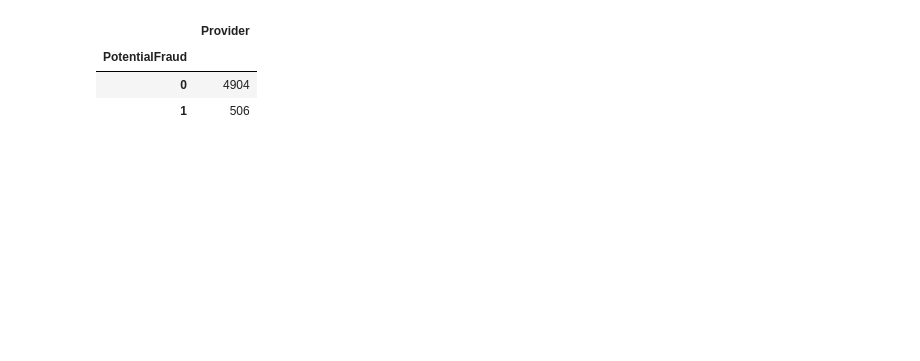
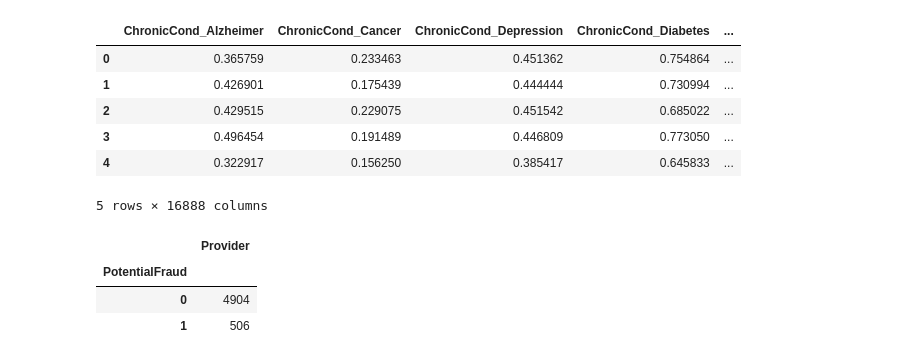
Before and after one commit to jasheriff/healthcare_fraud, a Jupyter notebook: fraud_modeling.ipynb, the cells around one changed output. Cells and saved outputs as stored; diff of their text form; code cells hidden in the pictures; blank space fills up the shorter version.

```diff
--- a/fraud_modeling.ipynb
+++ b/fraud_modeling.ipynb
@@ -36,11 +136,0 @@ train_final_data = pd.read_csv('/Users/Julia/Documents/bootcamp/fraud_capstone/d
-# %%
-# our target, 1, is only in 1/11 of the labels
-# issues:
-    # labeling providers as fraudulent when they shouldn't be
-    # labeling providers as not fraudulent when they are fraudulent
-train_final_data[['PotentialFraud', 'Provider']].groupby('PotentialFraud').count()
-# %% [output]
-|  | Provider |
-| PotentialFraud |  |
-| 0 | 4904 |
-| 1 | 506 |
@@ -146,0 +137,17 @@ def ridgereg_cv(df, target):
+# %%
+train_final_data.head()
+# %% [output]
+|  | ChronicCond_Alzheimer | ChronicCond_Cancer | ChronicCond_Depression | ChronicCond_Diabetes | ... |
+| 0 | 0.365759 | 0.233463 | 0.451362 | 0.754864 | ... |
+| 1 | 0.426901 | 0.175439 | 0.444444 | 0.730994 | ... |
+| 2 | 0.429515 | 0.229075 | 0.451542 | 0.685022 | ... |
+| 3 | 0.496454 | 0.191489 | 0.446809 | 0.773050 | ... |
+| 4 | 0.322917 | 0.156250 | 0.385417 | 0.645833 | ... |
+5 rows × 16888 columns
+# %%
+train_final_data[['PotentialFraud', 'Provider']].groupby('PotentialFraud').count()
+# %% [output]
+|  | Provider |
+| PotentialFraud |  |
+| 0 | 4904 |
+| 1 | 506 |
```
Also changed, not shown: parts of 10 cells of this notebook.
